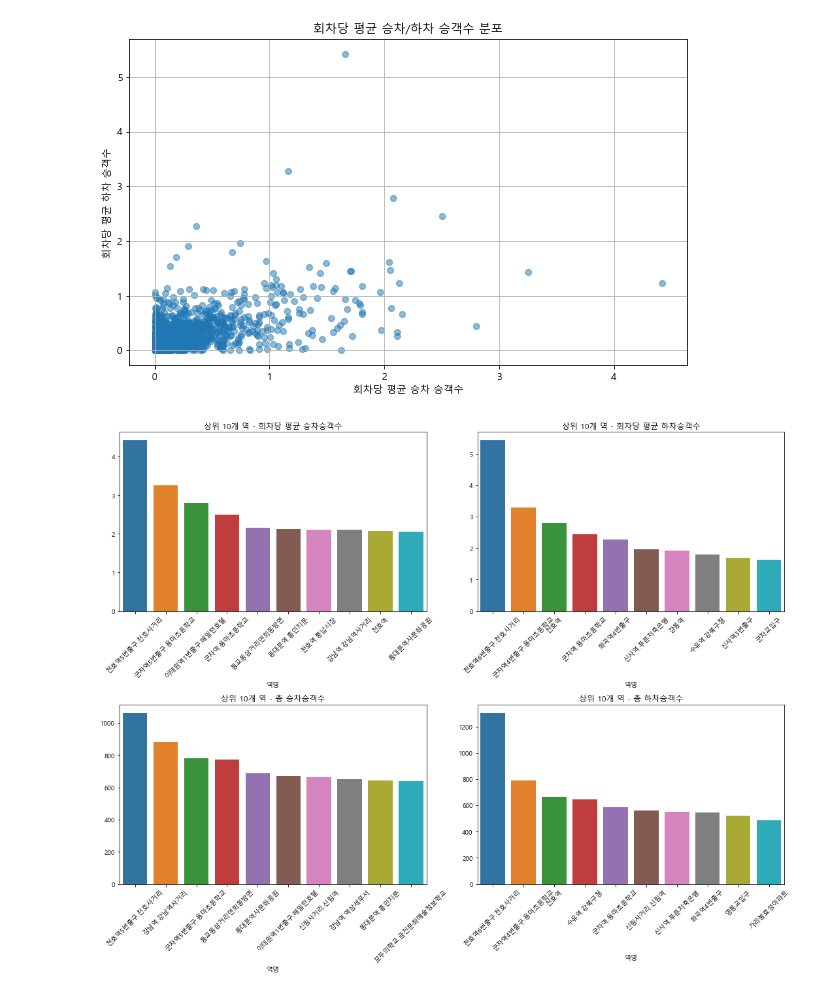
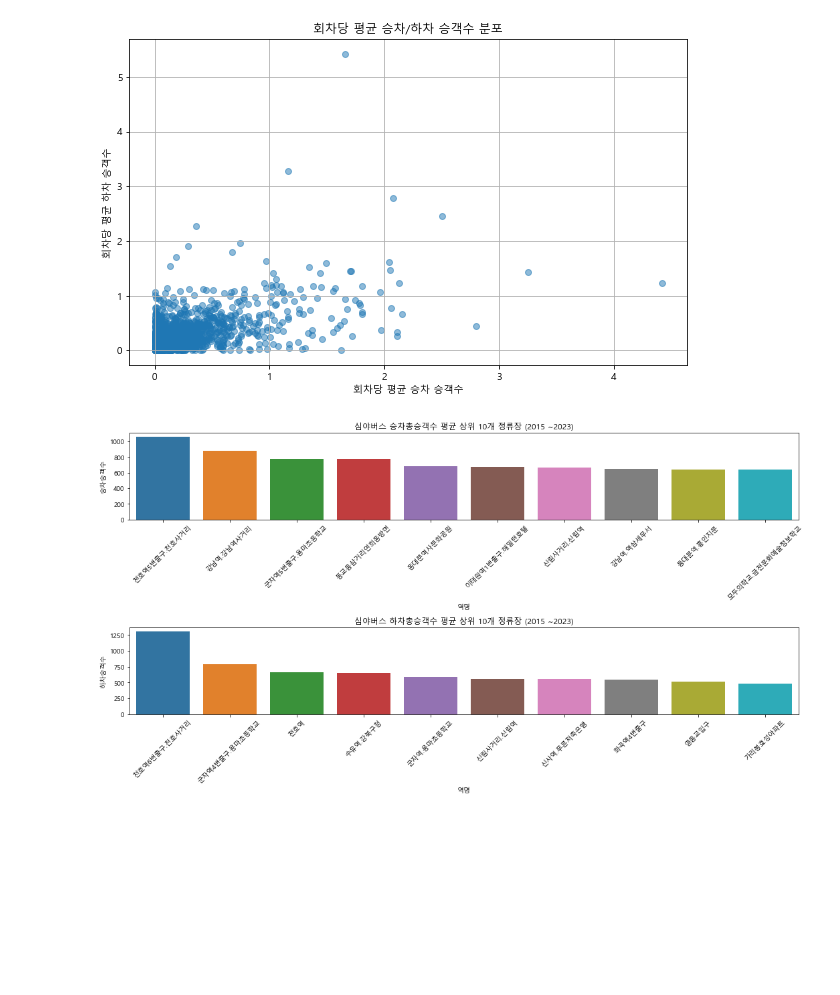
Before and after one commit to YouYeDam/BigData, a Jupyter notebook: NBusStation.ipynb, the cells around one changed output. Cells and saved outputs as stored; diff of their text form; code cells hidden in the pictures; blank space fills up the shorter version.

```diff
--- a/NBusStation.ipynb
+++ b/NBusStation.ipynb
@@ -72,55 +72,42 @@ font_name = font_manager.FontProperties(fname=font_path).get_name()
 rc('font', family=font_name)
 
 # 파일 경로
 folder_path = r'C:\Users\User\Desktop\BigData\Dataset\NBusDataset'
 
 # 파일들을 통합하기
 all_data = pd.DataFrame()
 for year in range(2015, 2024):
     file_path = os.path.join(folder_path, f'{year}_NBusData.csv')
     df = pd.read_csv(file_path, encoding='cp949')
     all_data = pd.concat([all_data, df])
 
 # 정류장 이름에서 괄호와 숫자 제거
 all_data['역명'] = all_data['역명'].str.replace(r'\(\d+\)', '', regex=True)
 
-# 역별 회당 평균 승차승객수, 하차승객수, 승차총승객수, 하차총승객수 계산
-average_boarding = all_data.groupby('역명')['회당평균승차승객수'].mean()
-average_alighting = all_data.groupby('역명')['회당평균하차승객수'].mean()
+# 역별 승차총승객수, 하차총승객수 계산
 total_boarding = all_data.groupby('역명')['승차총승객수'].mean()
 total_alighting = all_data.groupby('역명')['하차총승객수'].mean()
 
 # 상위 10개 역 추출
-top_boarding_stations = average_boarding.sort_values(ascending=False).head(10)
-top_alighting_stations = average_alighting.sort_values(ascending=False).head(10)
 top_total_boarding_stations = total_boarding.sort_values(ascending=False).head(10)
 top_total_alighting_stations = total_alighting.sort_values(ascending=False).head(10)
 
-# 시각화 - 평균 승차승객수, 평균 하차승객수
-plt.figure(figsize=(15, 12))
+# 시각화 - 총 승차승객수, 총 하차승객수
+plt.figure(figsize=(15, 8))
 
-plt.subplot(2, 2, 1)
-sns.barplot(x=top_boarding_stations.index, y=top_boarding_stations.values)
-plt.title('상위 10개 역 - 회차당 평균 승차승객수')
+plt.subplot(2, 1, 1)
+sns.barplot(x=top_total_boarding_stations.index, y=top_total_boarding_stations.values)
+plt.title('심야버스 승차총승객수 평균 상위 10개 정류장 (2015 ~2023)')
 plt.xticks(rotation=45)
+plt.ylabel('승차승객수')
 
-plt.subplot(2, 2, 2)
-sns.barplot(x=top_alighting_stations.index, y=top_alighting_stations.values)
-plt.title('상위 10개 역 - 회차당 평균 하차승객수')
+plt.subplot(2, 1, 2)
+sns.barplot(x=top_total_alighting_stations.index, y=top_total_alighting_stations.values)
+plt.title('심야버스 하차총승객수 평균 상위 10개 정류장 (2015 ~2023)')
 plt.xticks(rotation=45)
-
-# 시각화 - 총 승차승객수, 총 하차승객수
-plt.subplot(2, 2, 3)
-sns.barplot(x=top_total_boarding_stations.index, y=top_total_boarding_stations.values)
-plt.title('상위 10개 역 - 총 승차승객수')
-plt.xticks(rotation=45)
-
-plt.subplot(2, 2, 4)
-sns.barplot(x=top_total_alighting_stations.index, y=top_total_alighting_stations.values)
-plt.title('상위 10개 역 - 총 하차승객수')
-plt.xticks(rotation=45)
+plt.ylabel('하차승객수')
 
 plt.tight_layout()
 plt.show()
 # %% [output]
-[figure, old version]
+[figure, new version]
```
Also changed, not shown: 4 other files.
